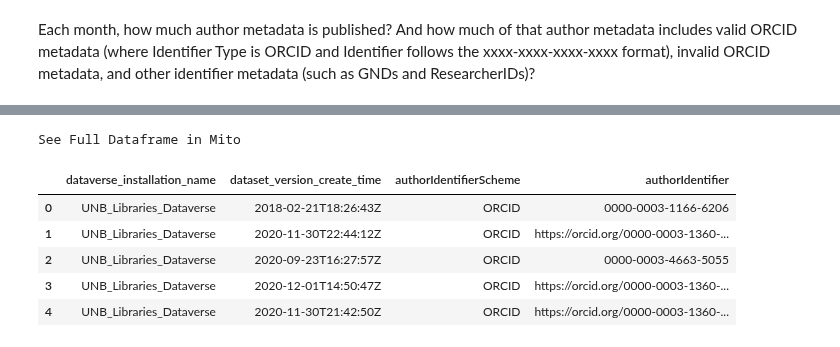
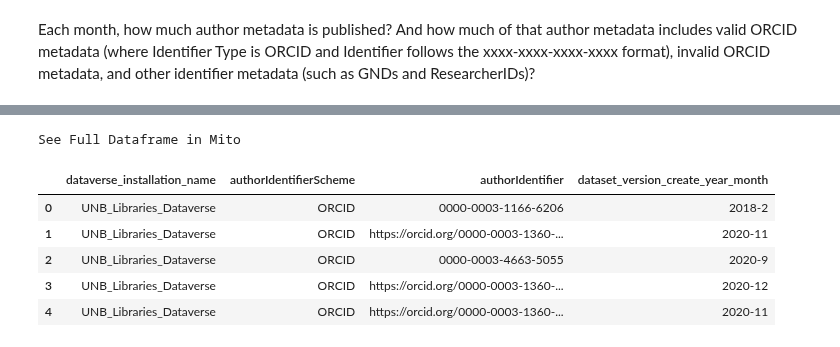
Before and after one commit to jggautier/ux-research-data-analysis, a Jupyter notebook: notebooks/PIDs_for_people_in_Dataverse_datasets/PIDs_for_people_in_HDV_datasets.ipynb, the cells around one changed output, grey strips where cells are left out. Cells and saved outputs as stored; diff of their text form; code cells hidden in the pictures.

```diff
--- a/notebooks/PIDs_for_people_in_Dataverse_datasets/PIDs_for_people_in_HDV_datasets.ipynb
+++ b/notebooks/PIDs_for_people_in_Dataverse_datasets/PIDs_for_people_in_HDV_datasets.ipynb
@@ -362,30 +403,41 @@ See Full Dataframe in Mito
 # %%
 # Now let's create another dataframe with the monthly counts of ORCIDs and non-ORCID identifiers.
 
 # Create dataframe with author metadata with valid and invalid ORCIDs pubished in the last two years
 authorMetadataWithORCIDsDf = (datasetPIDsAndAuthorMetadataDF
     .loc[:,[
         'dataverse_installation_name',
         'dataset_version_create_time',
         'authorIdentifierScheme',
         'authorIdentifier']]
     .query(
         'authorIdentifier.str.contains("orcid", case=False) or\
         authorIdentifier.str.match(".*.{4}-.{4}-.{4}-.{4}.*") or\
         (authorIdentifier == "ORCID" and\
         authorIdentifier == authorIdentifier)',
         engine='python')
+    # Create column with dataset_version_create_time as a datetime dtype
+    .assign(dataset_version_create_time_dt=lambda authorMetadataWithORCIDsDf: pd.to_datetime(
+        authorMetadataWithORCIDsDf['dataset_version_create_time']))
+    .drop(columns=['dataset_version_create_time'])
+
+    # Create a helper column with year-month (string) that each author metadata was published in
+    .assign(dataset_version_create_year_month=lambda authorMetadataWithORCIDsDf: pd.to_datetime(
+        authorMetadataWithORCIDsDf['dataset_version_create_time_dt']).apply(lambda x: '{year}-{month}'.format(year=x.year, month=x.month)))
+    .drop(columns=['dataset_version_create_time_dt'])
+    .drop_duplicates(subset=['ID', 'Type'], keep='first')
     .reset_index(drop=True, inplace=False)
 )
 authorMetadataWithORCIDsDf.head()
+# authorMetadataWithORCIDsDf.to_csv('authorMetadataWithORCIDs.csv', index=False)
 # %% [output]
 See Full Dataframe in Mito
-|  | dataverse_installation_name | dataset_version_create_time | authorIdentifierScheme | authorIdentifier |
-| 0 | UNB_Libraries_Dataverse | 2018-02-21T18:26:43Z | ORCID | 0000-0003-1166-6206 |
-| 1 | UNB_Libraries_Dataverse | 2020-11-30T22:44:12Z | ORCID | https://orcid.org/0000-0003-1360-... |
-| 2 | UNB_Libraries_Dataverse | 2020-09-23T16:27:57Z | ORCID | 0000-0003-4663-5055 |
-| 3 | UNB_Libraries_Dataverse | 2020-12-01T14:50:47Z | ORCID | https://orcid.org/0000-0003-1360-... |
-| 4 | UNB_Libraries_Dataverse | 2020-11-30T21:42:50Z | ORCID | https://orcid.org/0000-0003-1360-... |
+|  | dataverse_installation_name | authorIdentifierScheme | authorIdentifier | dataset_version_create_year_month |
+| 0 | UNB_Libraries_Dataverse | ORCID | 0000-0003-1166-6206 | 2018-2 |
+| 1 | UNB_Libraries_Dataverse | ORCID | https://orcid.org/0000-0003-1360-... | 2020-11 |
+| 2 | UNB_Libraries_Dataverse | ORCID | 0000-0003-4663-5055 | 2020-9 |
+| 3 | UNB_Libraries_Dataverse | ORCID | https://orcid.org/0000-0003-1360-... | 2020-12 |
+| 4 | UNB_Libraries_Dataverse | ORCID | https://orcid.org/0000-0003-1360-... | 2020-11 |
 # %%
 
 #
```
Also changed, not shown: parts of 3 cells of this notebook.
